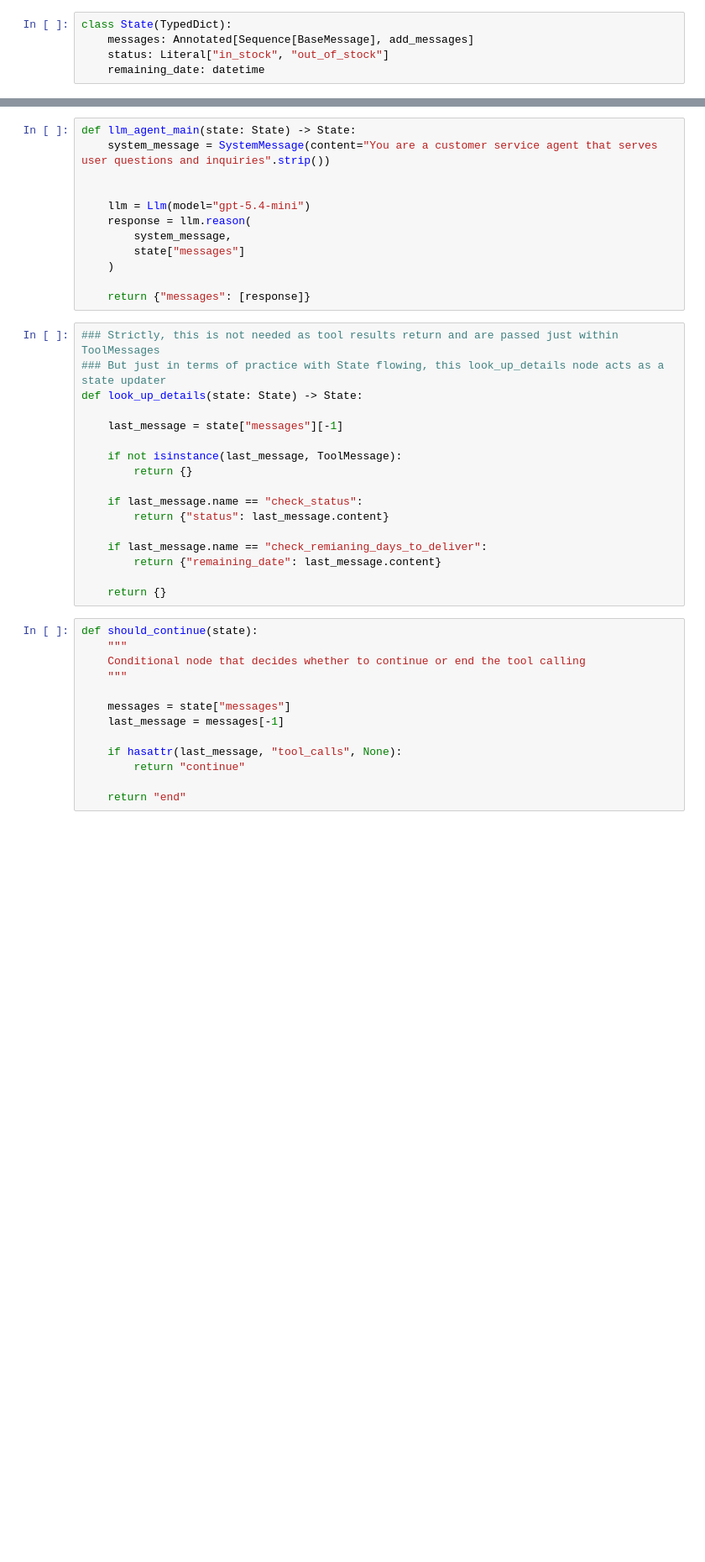
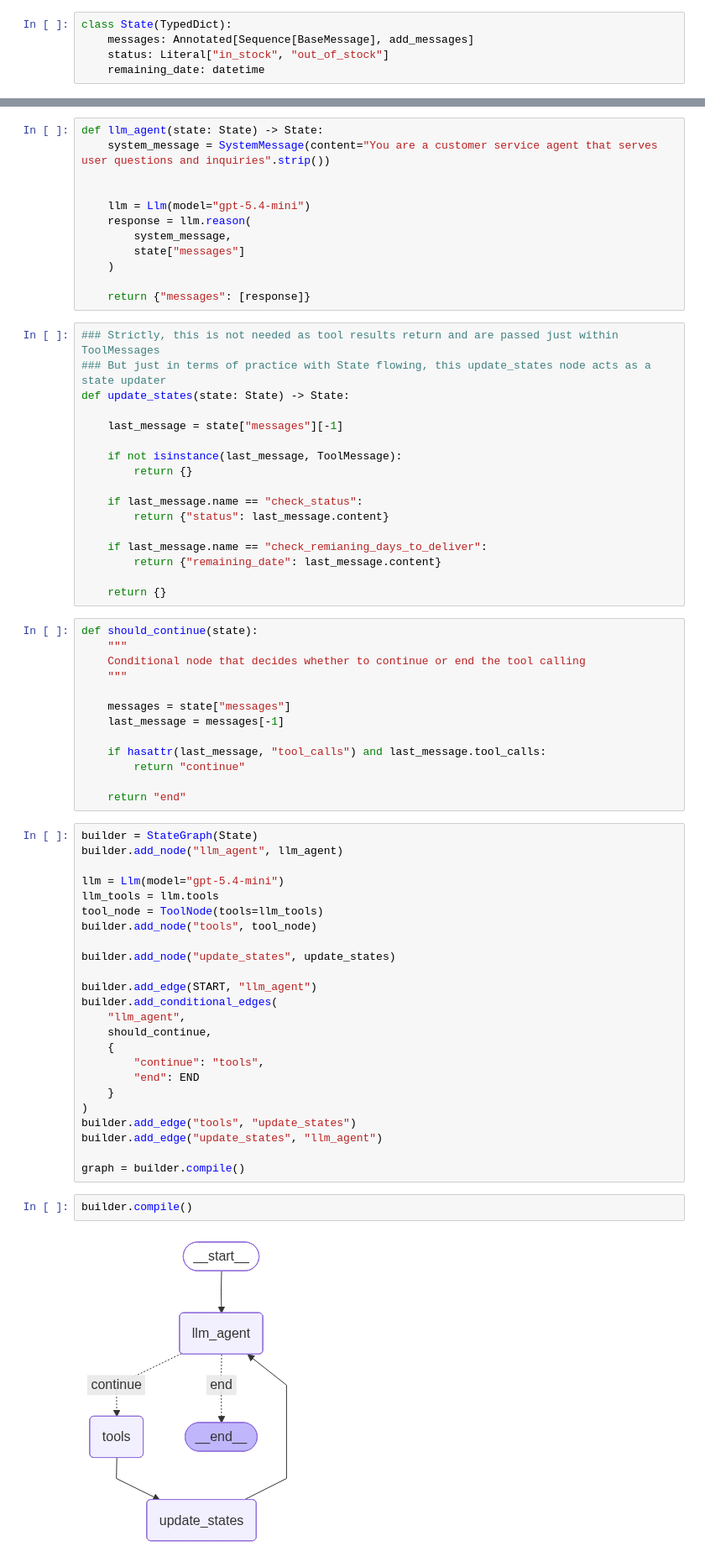
Before and after one commit to mightyoctopus/langgraph-tutorial, a Jupyter notebook: 13-multi-step-order-assistant.ipynb, the cells around one changed output, grey strips where cells are left out. Shown at 84% size. Cells and saved outputs as stored; diff of their text form; blank space fills up the shorter version.

Commit message:
Complete graph stream

```diff
--- a/13-multi-step-order-assistant.ipynb
+++ b/13-multi-step-order-assistant.ipynb
@@ -101,7 +108,7 @@ class Llm:
         except Exception as e:
             raise f"Calling LLM caused an error: {e}"
 # %%
-def llm_agent_main(state: State) -> State:
+def llm_agent(state: State) -> State:
     system_message = SystemMessage(content="You are a customer service agent that serves user questions and inquiries".strip())
 
 
@@ -114,8 +121,8 @@ def llm_agent_main(state: State) -> State:
     return {"messages": [response]}
 # %%
 ### Strictly, this is not needed as tool results return and are passed just within ToolMessages
-### But just in terms of practice with State flowing, this look_up_details node acts as a state updater
-def look_up_details(state: State) -> State:
+### But just in terms of practice with State flowing, this update_states node acts as a state updater
+def update_states(state: State) -> State:
 
     last_message = state["messages"][-1]
 
@@ -138,7 +145,35 @@ def should_continue(state):
     messages = state["messages"]
     last_message = messages[-1]
 
-    if hasattr(last_message, "tool_calls", None):
+    if hasattr(last_message, "tool_calls") and last_message.tool_calls:
         return "continue"
 
     return "end"
+# %%
+builder = StateGraph(State)
+builder.add_node("llm_agent", llm_agent)
+
+llm = Llm(model="gpt-5.4-mini")
+llm_tools = llm.tools
+tool_node = ToolNode(tools=llm_tools)
+builder.add_node("tools", tool_node)
+
+builder.add_node("update_states", update_states)
+
+builder.add_edge(START, "llm_agent")
+builder.add_conditional_edges(
+    "llm_agent",
+    should_continue,
+    {
+        "continue": "tools",
+        "end": END
+    }
+)
+builder.add_edge("tools", "update_states")
+builder.add_edge("update_states", "llm_agent")
+
+graph = builder.compile()
+# %%
+builder.compile()
+# %% [output]
+[figure, added]
```
Also changed, not shown: parts of 6 cells of this notebook.
